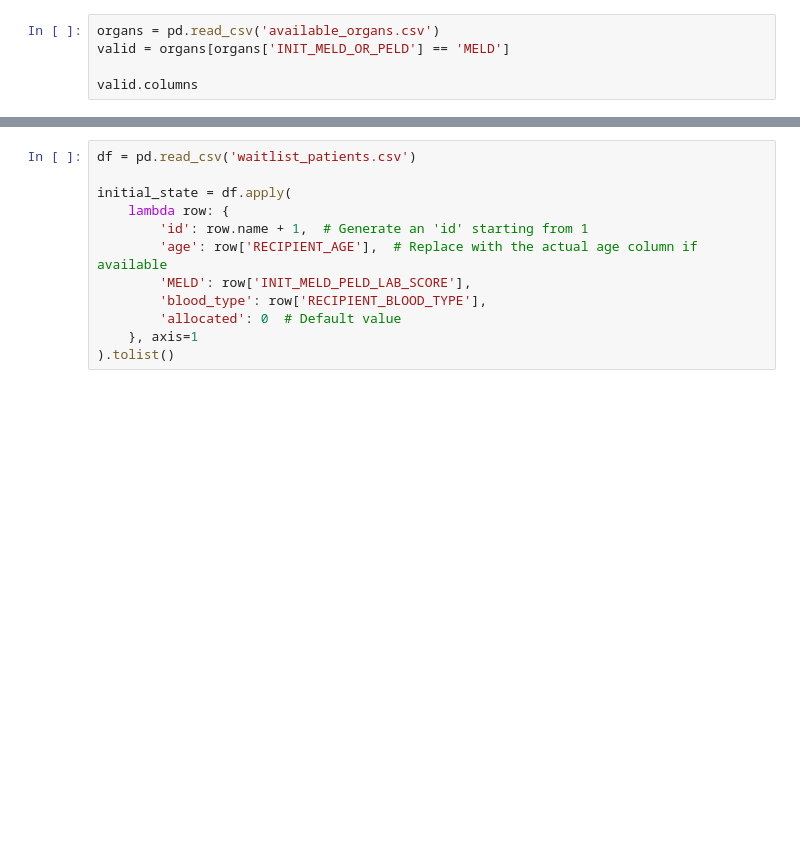
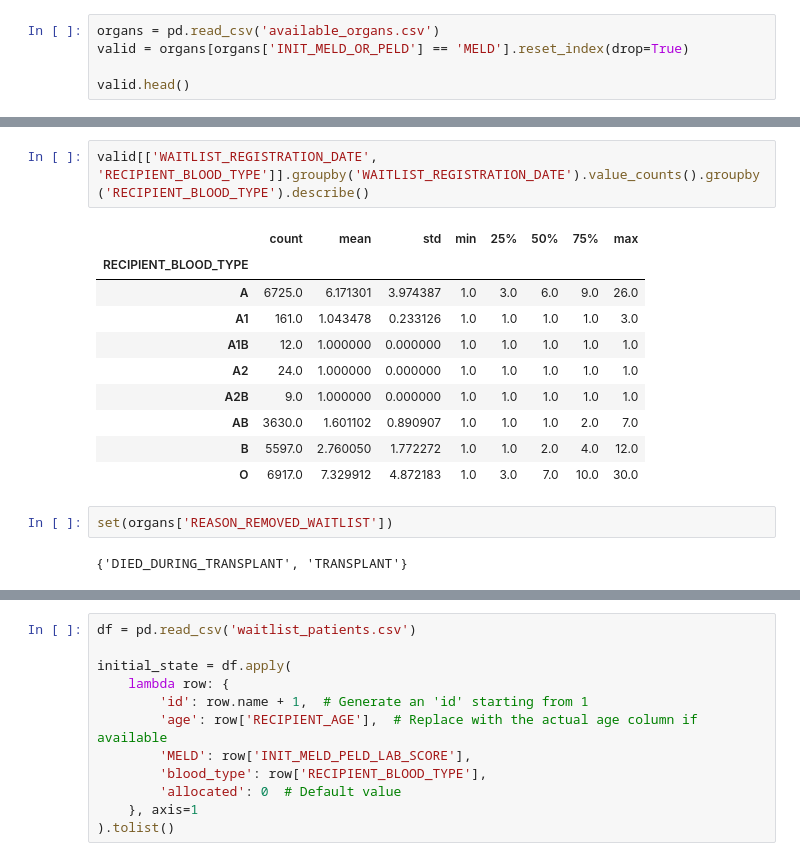
Before and after one commit to justinebreuch/organ-allocation, a Jupyter notebook: Organ Allocation Model.ipynb, the cells around one changed output, grey strips where cells are left out. Drawn from its saved outputs; the diff is of its cells as text; blank space fills up the shorter version.

```diff
--- a/Organ Allocation Model.ipynb
+++ b/Organ Allocation Model.ipynb
@@ -312,6 +506,6 @@ Name: count, dtype: int64
 # %%
 organs = pd.read_csv('available_organs.csv')
-valid = organs[organs['INIT_MELD_OR_PELD'] == 'MELD']
+valid = organs[organs['INIT_MELD_OR_PELD'] == 'MELD'].reset_index(drop=True)
 
-valid.columns
+valid.head()
 # %% [output]
@@ -330,0 +533,17 @@ Index(['ORGAN_TRANSPLANT_ID', 'WAITLIST_ID', 'RECIPIENT_ID', 'DONOR_ID',
+# %%
+valid[['WAITLIST_REGISTRATION_DATE', 'RECIPIENT_BLOOD_TYPE']].groupby('WAITLIST_REGISTRATION_DATE').value_counts().groupby('RECIPIENT_BLOOD_TYPE').describe()
+# %% [output]
+|  | count | mean | std | min | 25% | 50% | 75% | max |
+| RECIPIENT_BLOOD_TYPE |  |  |  |  |  |  |  |  |
+| A | 6725.0 | 6.171301 | 3.974387 | 1.0 | 3.0 | 6.0 | 9.0 | 26.0 |
+| A1 | 161.0 | 1.043478 | 0.233126 | 1.0 | 1.0 | 1.0 | 1.0 | 3.0 |
+| A1B | 12.0 | 1.000000 | 0.000000 | 1.0 | 1.0 | 1.0 | 1.0 | 1.0 |
+| A2 | 24.0 | 1.000000 | 0.000000 | 1.0 | 1.0 | 1.0 | 1.0 | 1.0 |
+| A2B | 9.0 | 1.000000 | 0.000000 | 1.0 | 1.0 | 1.0 | 1.0 | 1.0 |
+| AB | 3630.0 | 1.601102 | 0.890907 | 1.0 | 1.0 | 1.0 | 2.0 | 7.0 |
+| B | 5597.0 | 2.760050 | 1.772272 | 1.0 | 1.0 | 2.0 | 4.0 | 12.0 |
+| O | 6917.0 | 7.329912 | 4.872183 | 1.0 | 3.0 | 7.0 | 10.0 | 30.0 |
+# %%
+set(organs['REASON_REMOVED_WAITLIST'])
+# %% [output]
+{'DIED_DURING_TRANSPLANT', 'TRANSPLANT'}
```
Also changed, not shown: parts of 23 cells of this notebook.
